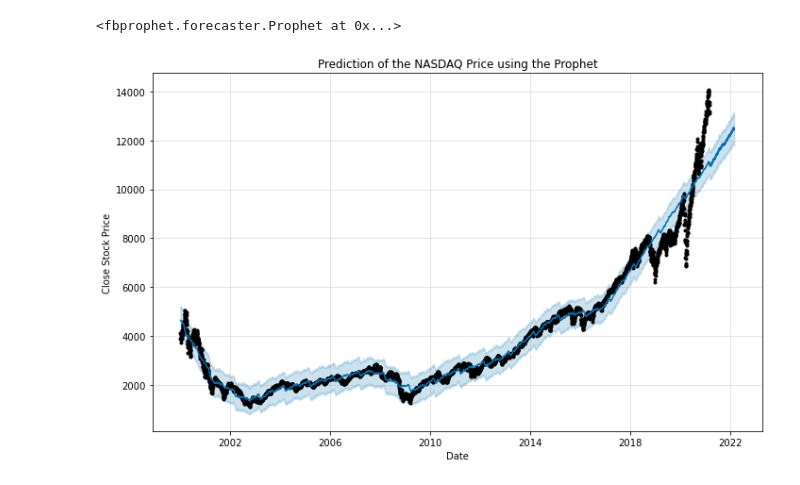
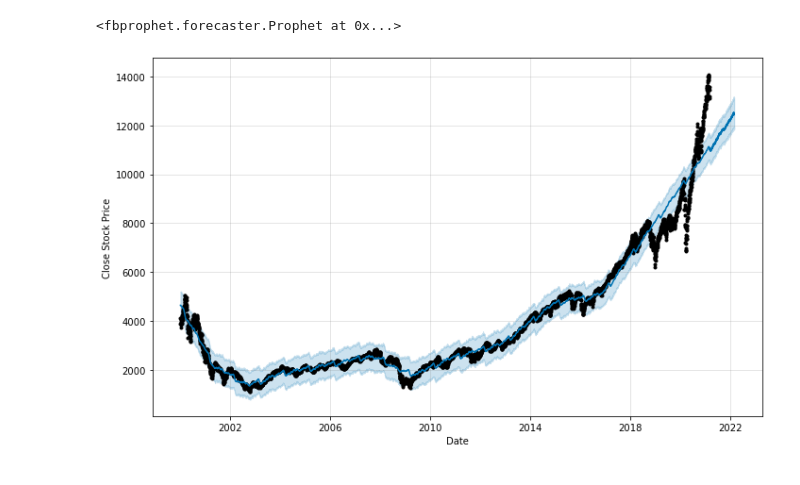
Before and after one commit to vsong3925/Interactive-Dashboard, a Jupyter notebook: Python/Machine Learning - Prophet Library (NASDAQ).ipynb, the cells around one changed output. Drawn from its saved outputs; the diff is of its cells as text; code cells hidden in the pictures.

```diff
--- a/Python/Machine Learning - Prophet Library (NASDAQ).ipynb
+++ b/Python/Machine Learning - Prophet Library (NASDAQ).ipynb
@@ -108,13 +90,15 @@ INFO:numexpr.utils:NumExpr defaulting to 8 threads.
 # %%
 future = m.make_future_dataframe(periods=365) #we need to specify the number of days in future
 prediction = m.predict(future)
-m.plot(prediction)
-plt.title("Prediction of the NASDAQ Price using the Prophet")
+
+figure = m.plot(prediction)
+#plt.title("Prediction of the NASDAQ Price using the Prophet")
 plt.xlabel("Date")
 plt.ylabel("Close Stock Price")
 plt.show()
+figure.savefig(f'../plots/nasdaq_figure1.png')
 # %% [output]
-[figure, old version]
+[figure, new version]
 # %%
 m.plot_components(prediction)
 plt.show()
```
Also changed, not shown: parts of 2 cells of this notebook, 14 other files.
